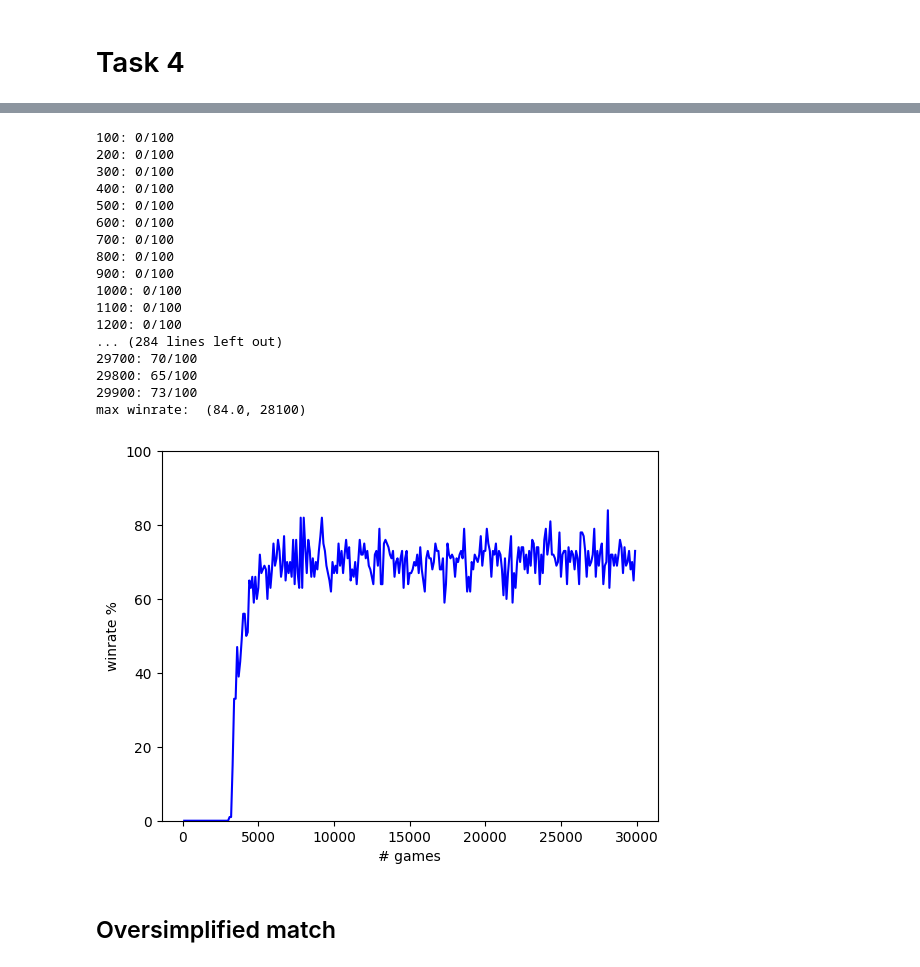
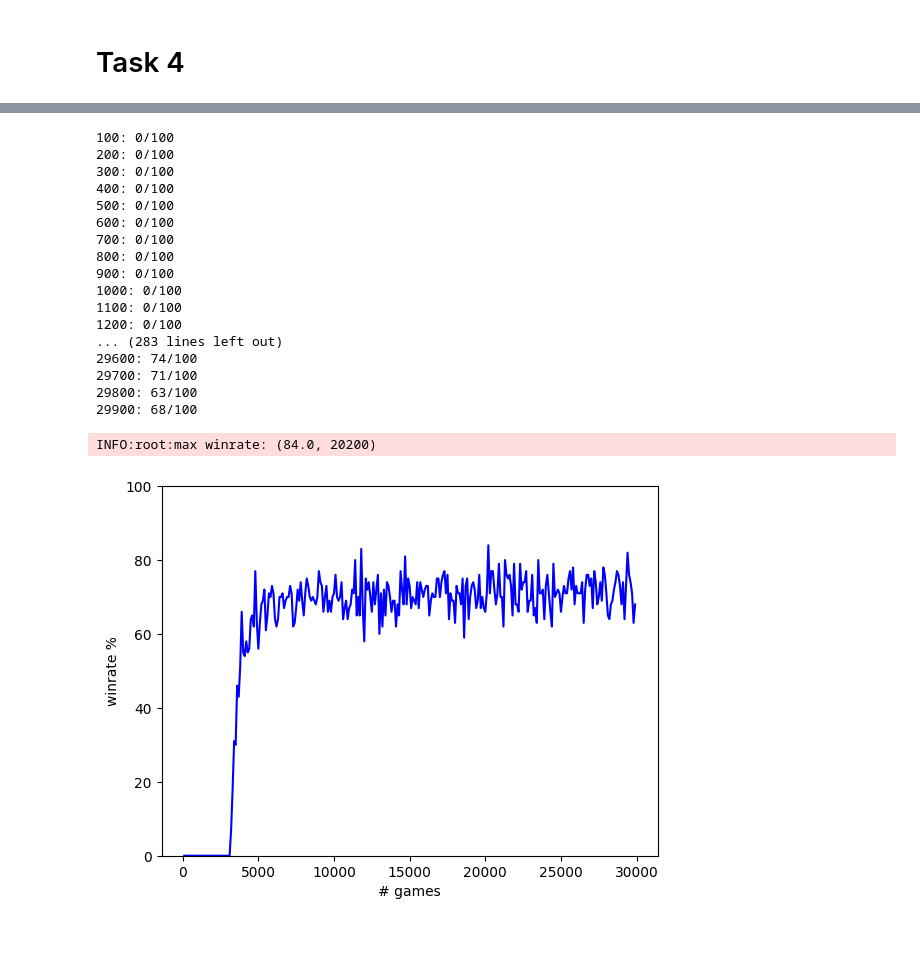
Before and after one commit to Peipi98/computational_intelligence, a Jupyter notebook: lab3/lab3_nim.ipynb, the cells around one changed output, grey strips where cells are left out. Saved outputs shown, nothing was run; the diff lists cells and outputs as text; code cells hidden in the pictures; blank space fills up the shorter version.

```diff
--- a/lab3/lab3_nim.ipynb
+++ b/lab3/lab3_nim.ipynb
@@ -148,29 +167,28 @@ max winrate:  (98.0, 3500)
 # %%
 info = {
     'alpha': 0.3,  # learning rate
     'gamma': 0.9,  # memory
     'epsilon': 0.1 # chance of making a random move
 }
 
-task4_Q_optimal(info, iterations=30000)
+task4_Q_optimal(info, 5, 30000)
 # %% [output]
 100: 0/100
 200: 0/100
 300: 0/100
 400: 0/100
 500: 0/100
 600: 0/100
 700: 0/100
 800: 0/100
 900: 0/100
 1000: 0/100
 1100: 0/100
 1200: 0/100
-... (284 lines left out)
-29700: 70/100
-29800: 65/100
-29900: 73/100
-max winrate:  (84.0, 28100)
+... (283 lines left out)
+29600: 74/100
+29700: 71/100
+29800: 63/100
+29900: 68/100
+INFO:root:max winrate: (84.0, 20200)
-[figure, old version]
+[figure, new version]
-# %% [markdown]
-## Oversimplified match
```
Also changed, not shown: parts of 12 cells of this notebook, 4 other files.
